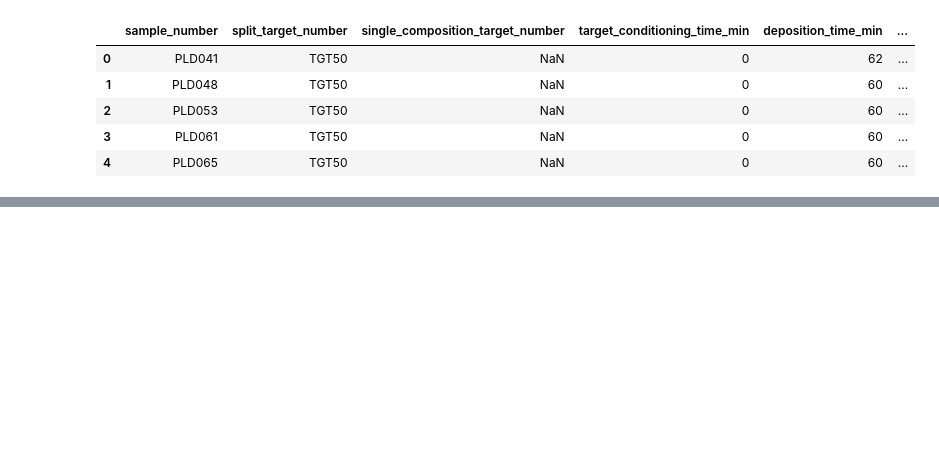
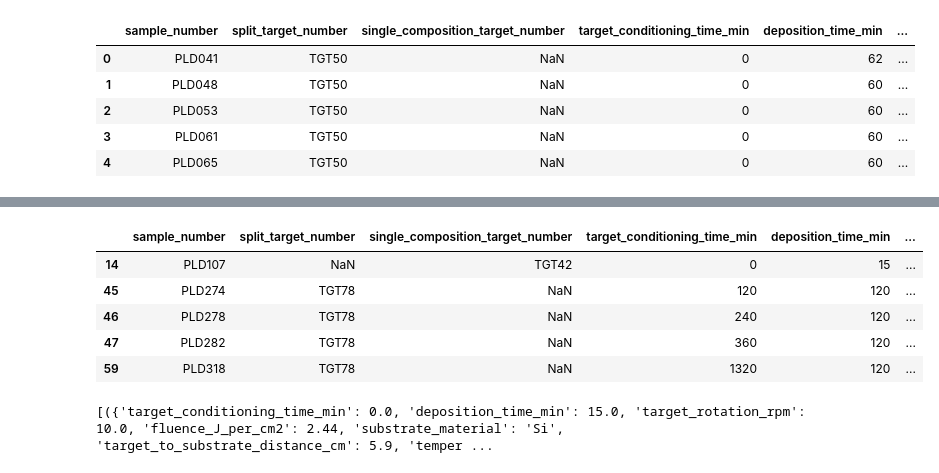
Before and after one commit to AQUAMAG/BayOp, a Jupyter notebook: ax_main.ipynb, the cells around one changed output, grey strips where cells are left out. Drawn from its saved outputs; the diff is of its cells as text; code cells hidden in the pictures; blank space fills up the shorter version.

Commit message:
input data into ax toolkit

```diff
--- a/ax_main.ipynb
+++ b/ax_main.ipynb
@@ -39,7 +34,7 @@ def load_data(file_path, **kwargs):
 #Define file path here
 file_path = Path.cwd() / "examples" / "data" / "BDFO film analysis_2025-04-23.xlsx"
 
-df = load_data(file_path, skiprows=2)
+df_raw = load_data(file_path, skiprows=2)
 ## print the first few rows to verify the data was loaded correctly
 # df.head()
 # %%
@@ -142,0 +88,59 @@ Loaded config parameters:
+# %%
+## Data filtering section
+
+## Filter the dataframe to remove rows with NaN values for required inputs
+input_cols = [
+    'target_conditioning_time_min',
+    'deposition_time_min',
+    'target_rotation_rpm',
+    'fluence_J_per_cm2',
+    'substrate_material',
+    'target_to_substrate_distance_cm',
+    'temperature_C',
+    'O2_pressure_mTorr',
+    'raster_speed_ratio_AtoB',
+    'fraction_of_time_on_side_A'
+]
+
+# Drop rows with ANY NaN in input columns
+df_clean = df_renamed.dropna(subset=input_cols)
+
+
+df_clean.head()
+# %% [output]
+|  | sample_number | split_target_number | single_composition_target_number | target_conditioning_time_min | deposition_time_min | ... |
+| 14 | PLD107 | NaN | TGT42 | 0 | 15 | ... |
+| 45 | PLD274 | TGT78 | NaN | 120 | 120 | ... |
+| 46 | PLD278 | TGT78 | NaN | 240 | 120 | ... |
+| 47 | PLD282 | TGT78 | NaN | 360 | 120 | ... |
+| 59 | PLD318 | TGT78 | NaN | 1320 | 120 | ... |
+# %%
+## Create list of preexisting trials from the dataframe
+
+preexisting_trials = []
+
+for _, row in df_clean.iterrows():
+    inputs = {
+        "target_conditioning_time_min": float(row['target_conditioning_time_min']),
+        "deposition_time_min": float(row['deposition_time_min']),
+        "target_rotation_rpm": float(row['target_rotation_rpm']),
+        "fluence_J_per_cm2": float(row['fluence_J_per_cm2']),
+        "substrate_material": row['substrate_material'],
+        "target_to_substrate_distance_cm": float(row['target_to_substrate_distance_cm']),
+        "temperature_C": float(row['temperature_C']),
+        "O2_pressure_mTorr": float(row['O2_pressure_mTorr']),
+        "raster_speed_ratio_AtoB": float(row['raster_speed_ratio_AtoB']),
+        "fraction_of_time_on_side_A": float(row['fraction_of_time_on_side_A'])
+    }
+
+    outputs = {
+        "bi_effective_atomic_percent": float(row['bi_effective_atomic_percent']),
+        "dy_effective_atomic_percent": float(row['dy_effective_atomic_percent']),
+        "fe_effective_atomic_percent": float(row['fe_effective_atomic_percent']),
+        "o_effective_atomic_percent": float(row['o_effective_atomic_percent'])
+    }
+    preexisting_trials.append((inputs, outputs))
+
+print(preexisting_trials)
+# %% [output]
+[({'target_conditioning_time_min': 0.0, 'deposition_time_min': 15.0, 'target_rotation_rpm': 10.0, 'fluence_J_per_cm2': 2.44, 'substrate_material': 'Si', 'target_to_substrate_distance_cm': 5.9, 'temper ...
```
Also changed, not shown: parts of 7 cells of this notebook, 2 other files.
